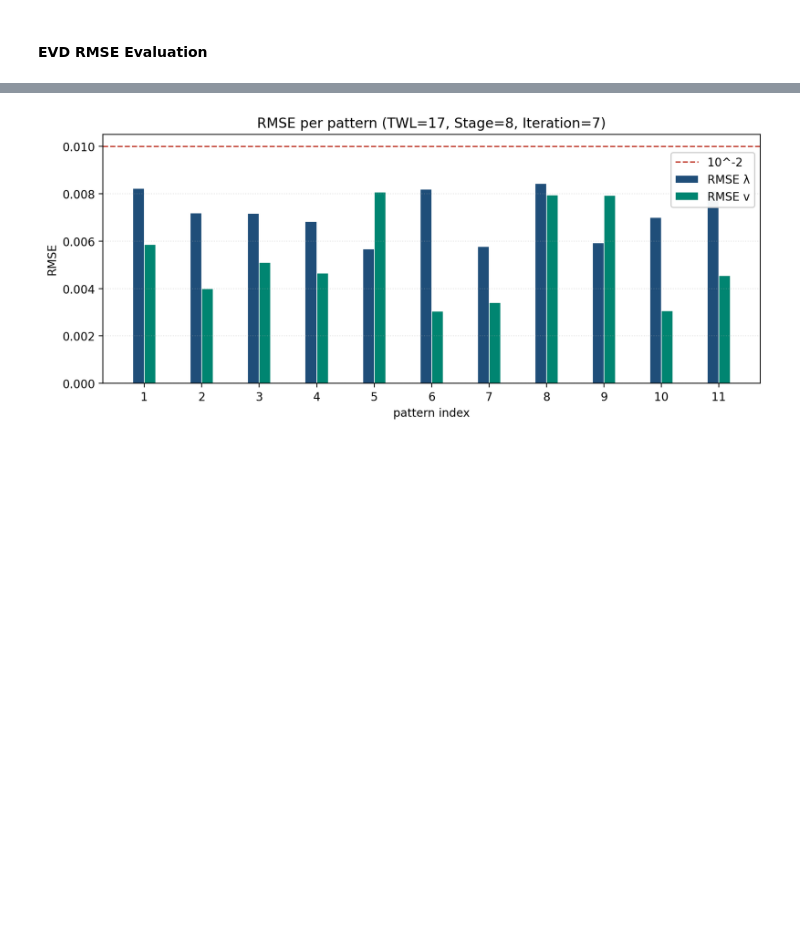
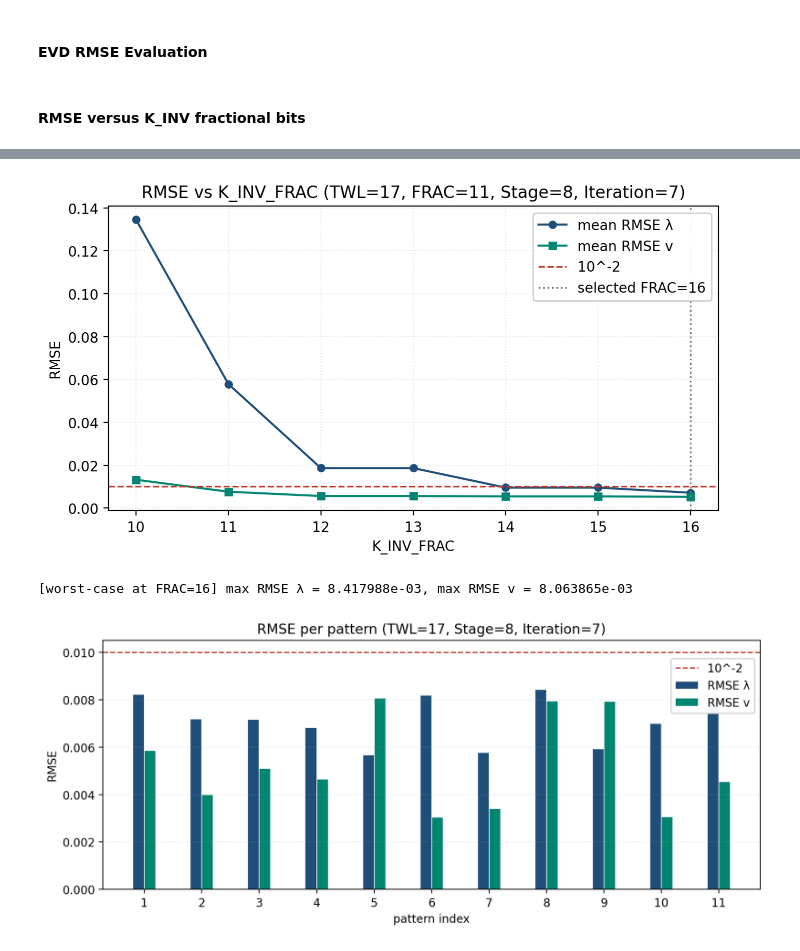
Before and after one commit to akira2963753/Eigen-Value-Decomposition, a Jupyter notebook: src/Verification.ipynb, the cells around one changed output, grey strips where cells are left out. Drawn from its saved outputs; the diff is of its cells as text; code cells hidden in the pictures; blank space fills up the shorter version.

```diff
--- a/src/Verification.ipynb
+++ b/src/Verification.ipynb
@@ -63,11 +63,25 @@ def cordic_scaling_factor(n_stages):
 
 K = cordic_scaling_factor(HW_ITERATION)
 K_INV_FLOAT = 1.0 / K
-K_INV = int(np.floor(K_INV_FLOAT * (1 << HW_K_INV_FRAC)))
+
+_k_inv_frac = HW_K_INV_FRAC
+
+def _recompute_k_inv(frac):
+    return int(np.floor(K_INV_FLOAT * (1 << frac)))
+
+_k_inv = _recompute_k_inv(_k_inv_frac)
+K_INV = _k_inv
+
+def set_k_inv_frac(frac):
+    """Switch runtime 1/K quantization (for K_INV_FRAC sweep)."""
+    global _k_inv_frac, _k_inv, K_INV
+    _k_inv_frac = frac
+    _k_inv = _recompute_k_inv(frac)
+    K_INV = _k_inv
 
 def k_inv_scale(v):
-    """Constant 1/K scaling: out = to_s18((v * K_INV) >> HW_K_INV_FRAC)."""
-    return to_s18((v * K_INV) >> HW_K_INV_FRAC)
+    """Constant 1/K scaling: out = to_s18((v * K_INV) >> K_INV_FRAC)."""
+    return to_s18((v * _k_inv) >> _k_inv_frac)
 
 # K_INV needs (K_INV_FRAC + 1) bits so the MSB is always 0 (positive signed).
 K_INV_WIDTH = HW_K_INV_FRAC + 1
@@ -392,3 +406,57 @@ def evaluate_all_patterns_hw(Matrix):
     for s in range(n):
         rmse_lam[s], rmse_vec[s] = evaluate_hw_evd(Matrix[:, :, s])
     return rmse_lam, rmse_vec
+# %% [markdown]
+#### RMSE versus K_INV fractional bits
+# %%
+# ============================================================
+# RMSE vs K_INV_FRAC Sweep (11 patterns, bit-true EVD)
+# ============================================================
+K_INV_FRAC_LIST = list(range(10, 17))
+RMSE_THRESH = 1e-2
+
+def sweep_k_inv_frac(Matrix, frac_list):
+    mean_lam, mean_vec = [], []
+    max_lam, max_vec = [], []
+    k_inv_table = []
+    for frac in frac_list:
+        set_k_inv_frac(frac)
+        rl, rv = evaluate_all_patterns_hw(Matrix)
+        mean_lam.append(float(rl.mean()))
+        mean_vec.append(float(rv.mean()))
+        max_lam.append(float(rl.max()))
+        max_vec.append(float(rv.max()))
+        k_inv_table.append((frac, _k_inv))
+    set_k_inv_frac(HW_K_INV_FRAC)
+    return mean_lam, mean_vec, max_lam, max_vec, k_inv_table
+
+ml, mv, xl, xv, k_inv_table = sweep_k_inv_frac(Matrix, K_INV_FRAC_LIST)
+
+print(f"{'FRAC':>4}  {'K_INV':>6}  {'rel err':>12}  {'mean RMSE λ':>12}  {'mean RMSE v':>12}  {'max RMSE λ':>12}  {'max RMSE v':>12}")
+for i, (frac, k_inv) in enumerate(k_inv_table):
+    k_inv_val = k_inv / (1 << frac)
+    rel_err = abs(k_inv_val - K_INV_FLOAT) / K_INV_FLOAT
+    print(
+        f"{frac:4d}  {k_inv:6d}  {rel_err:12.6e}  {ml[i]:12.6e}  {mv[i]:12.6e}  "
+        f"{xl[i]:12.6e}  {xv[i]:12.6e}"
+    )
+
+fig, ax = plt.subplots(figsize=(7, 4))
+ax.plot(K_INV_FRAC_LIST, ml, "o-", color=C_RMSE_LAM, label="mean RMSE λ", linewidth=1.5, markersize=5)
+ax.plot(K_INV_FRAC_LIST, mv, "s-", color=C_RMSE_VEC, label="mean RMSE v", linewidth=1.5, markersize=5)
+ax.axhline(RMSE_THRESH, color=C_RMSE_THRESH, ls="--", linewidth=1.2, label="10^-2")
+ax.axvline(HW_K_INV_FRAC, color="0.45", ls=":", linewidth=1.2, label=f"selected FRAC={HW_K_INV_FRAC}")
+ax.set_xlabel("K_INV_FRAC")
+ax.set_ylabel("RMSE")
+ax.set_title(
+    f"RMSE vs K_INV_FRAC (TWL={HW_DW}, FRAC={HW_FRAC}, Stage={HW_ITERATION}, Iteration={EVD_MAX_ITER})"
+)
+ax.set_xticks(K_INV_FRAC_LIST)
+ax.legend(loc="upper right", framealpha=0.95)
+ax.grid(True, alpha=0.35, linestyle=":")
+plt.tight_layout()
+plt.show()
+
+print(f"\n[worst-case at FRAC={HW_K_INV_FRAC}] max RMSE λ = {xl[K_INV_FRAC_LIST.index(HW_K_INV_FRAC)]:.6e}, "
+      f"max RMSE v = {xv[K_INV_FRAC_LIST.index(HW_K_INV_FRAC)]:.6e}")
+# %% [output]
@@ -395,3 +471,5 @@ def evaluate_all_patterns_hw(Matrix):
+[figure, added]
+[worst-case at FRAC=16] max RMSE λ = 8.417988e-03, max RMSE v = 8.063865e-03
 # %%
 # ============================================================
 # RMSE per Pattern — Grouped Bar Chart (HW Bit-True Model)
```
Also changed, not shown: parts of 2 cells of this notebook, 10 other files.
